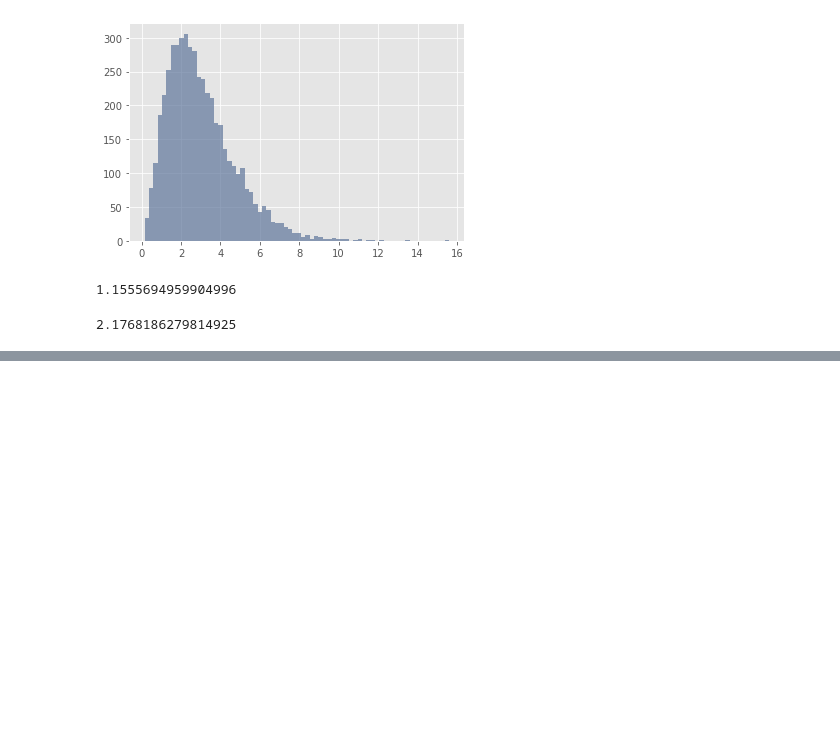
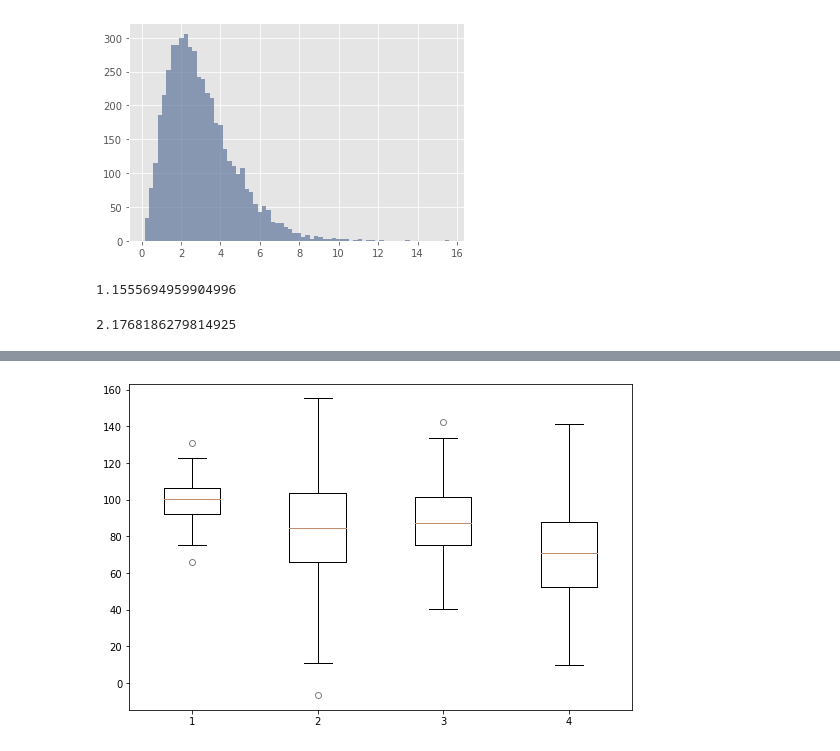
Before and after one commit to billywalker182/DataScience, a Jupyter notebook: DS 2021/WEEK1/Statistics Fundamentals/Fundamentos Estadisticos.ipynb, the cells around one changed output, grey strips where cells are left out. Drawn from its saved outputs; the diff is of its cells as text; code cells hidden in the pictures; blank space fills up the shorter version.

```diff
--- a/DS 2021/WEEK1/Statistics Fundamentals/Fundamentos Estadisticos.ipynb
+++ b/DS 2021/WEEK1/Statistics Fundamentals/Fundamentos Estadisticos.ipynb
@@ -280,0 +290,17 @@ stats.kurtosis(x)
+# %%
+data1 = np.random.normal(100, 10, 200)
+data2 = np.random.normal(80, 30, 200)
+data3 = np.random.normal(90, 20, 200)
+data4 = np.random.normal(70, 25, 200)
+
+data_graph = [data1, data2, data3, data4]
+
+
+fig = plt.figure(1, figsize=(9, 6))
+ax = fig.add_subplot(111)
+bp = ax.boxplot(data_graph)
+
+for flier in bp['fliers']:
+    flier.set(marker='o', color='red', alpha=0.5)
+# %% [output]
+[figure, added]
```
Also changed, not shown: parts of 34 cells of this notebook, 5 other files.
